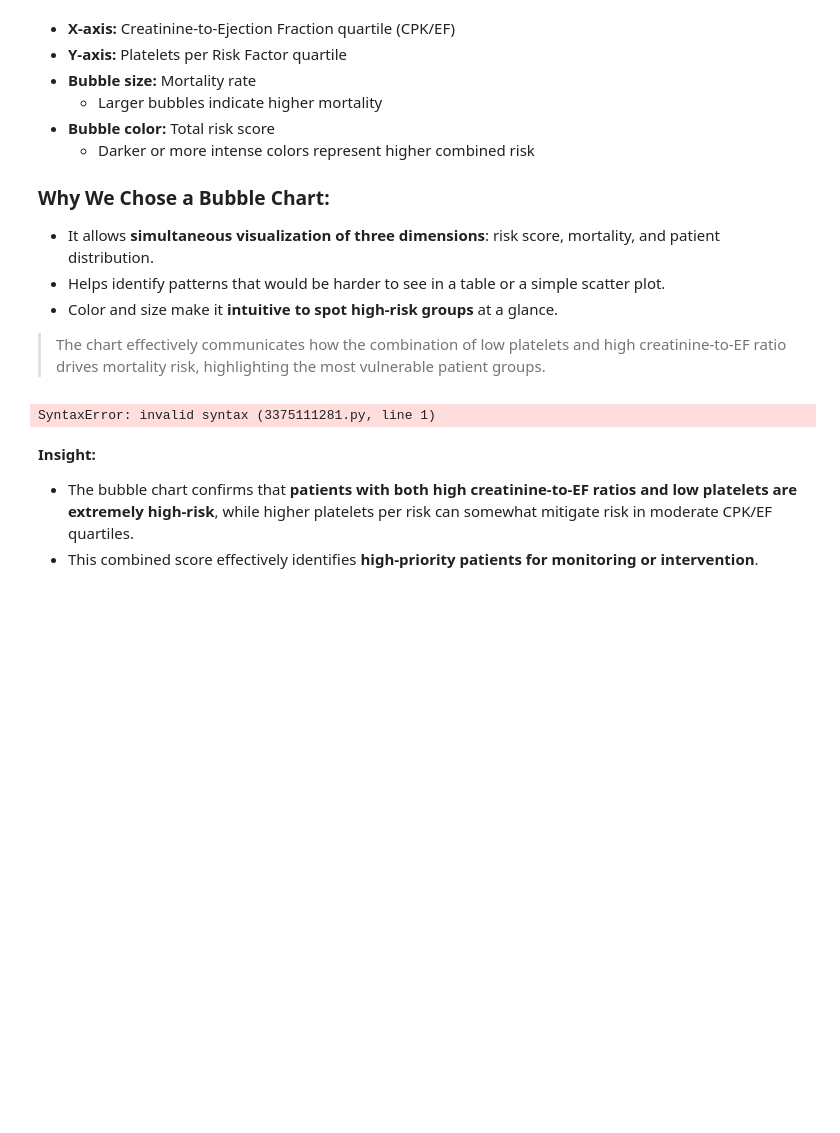
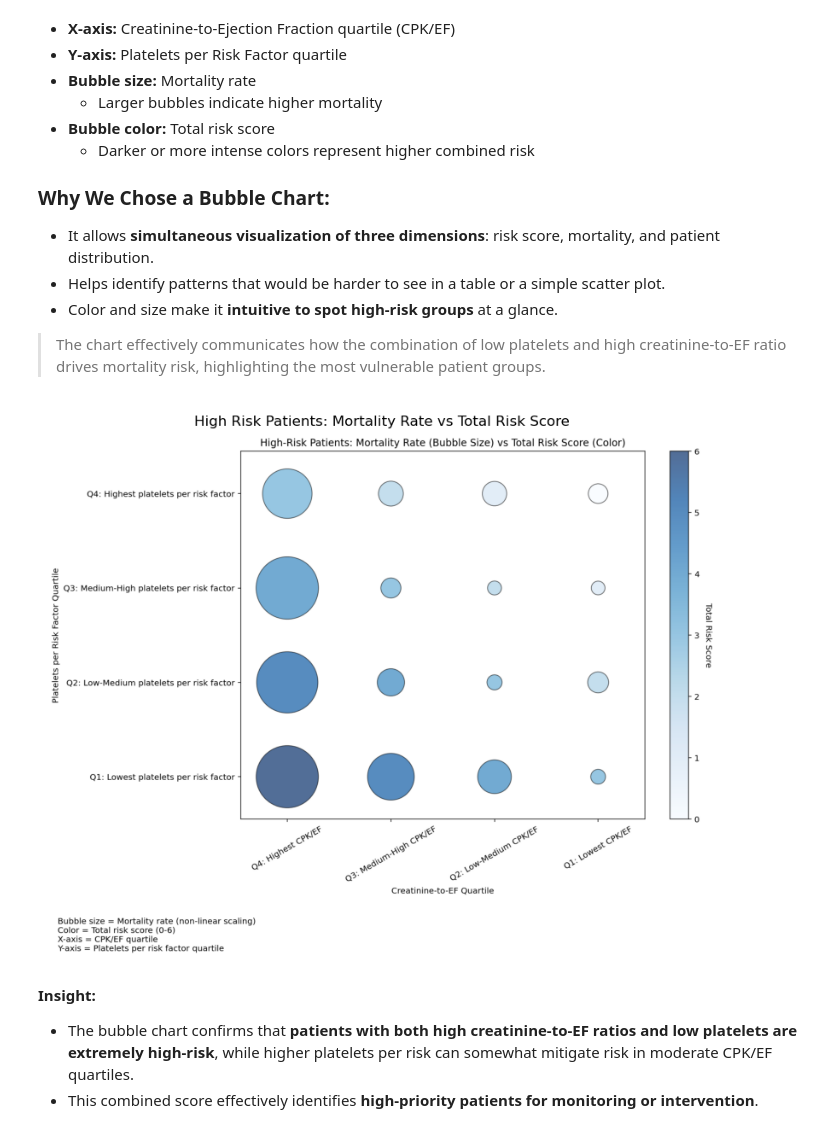
Before and after one commit to nhausler13/HeartAttackRiskAnalysis, a Jupyter notebook: Heart Attack Analysis.ipynb, the cells around one changed output. Cells and saved outputs as stored; diff of their text form; code cells hidden in the pictures; blank space fills up the shorter version.

```diff
--- a/Heart Attack Analysis.ipynb
+++ b/Heart Attack Analysis.ipynb
@@ -614,8 +614,23 @@ To show the relationship between **Combined Risk Score** and **mortality**, we c
 
 > The chart effectively communicates how the combination of low platelets and high creatinine-to-EF ratio drives mortality risk, highlighting the most vulnerable patient groups.
 # %%
+import matplotlib.pyplot as plt
+import matplotlib.image as mpimg
+
+# Path to your image
+img_path = r"C:\Users\hausl\Documents\SQL RESULTS\images\High_Risk Patients Mortality Rate vs Total Risk Score.png"
+
+# Load the image
+img = mpimg.imread(img_path)
+
+# Display the image
+plt.figure(figsize=(13, 8))  # Adjust size as needed
+plt.imshow(img)
+plt.axis('off')  # hide axes
+plt.title("High Risk Patients: Mortality Rate vs Total Risk Score")
+plt.show()
 # %% [output]
-SyntaxError: invalid syntax (3375111281.py, line 1)
+[figure, added]
 # %% [markdown]
 **Insight:**
 - The bubble chart confirms that **patients with both high creatinine-to-EF ratios and low platelets are extremely high-risk**, while higher platelets per risk can somewhat mitigate risk in moderate CPK/EF quartiles.
```
